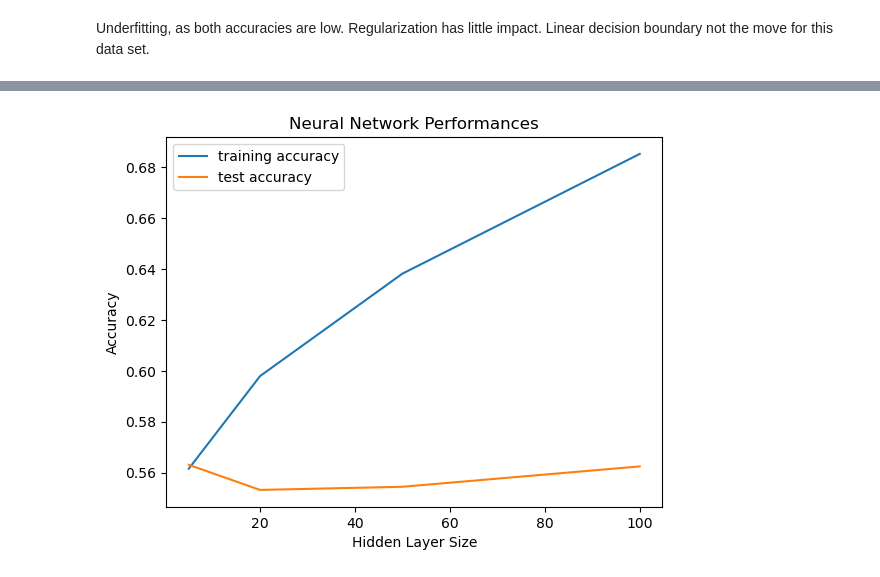
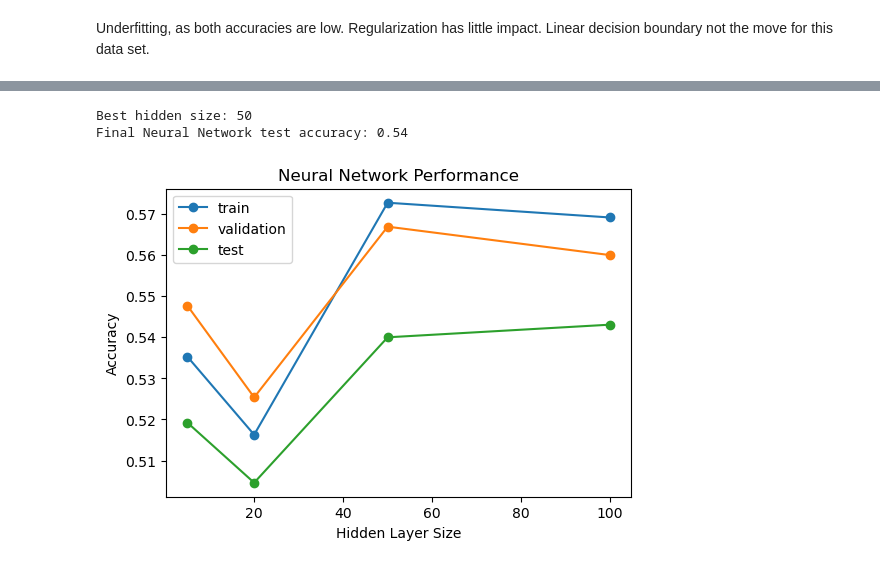
Before and after one commit to mxxntiny/ML_winter26, a Jupyter notebook: ML_project.ipynb, the cells around one changed output, grey strips where cells are left out. Drawn from its saved outputs; the diff is of its cells as text; code cells hidden in the pictures.

```diff
--- a/ML_project.ipynb
+++ b/ML_project.ipynb
@@ -132,19 +150,24 @@ Overfitting at smaller k values, begins to overfit at k=150.
 Since accuracies are at around 50%, we can tell this isn't a good classifier for the data.
 # %%
 
+
 k_vals = [1, 3, 5, 10, 25, 50, 100, 200, 500, 1000]
+
 train_acc = []
-test_acc = []
+val_acc = []
 
 for k in k_vals:
     knn = KNeighborsClassifier(n_neighbors=k)
-    knn.fit(X_tr, y_tr)   # preferably scaled full features
+    knn.fit(X_tr, y_tr)
+
     train_acc.append(knn.score(X_tr, y_tr))
-    test_acc.append(knn.score(X_te, y_te))
+    val_acc.append(knn.score(X_val, y_val))
 
+# plot
 plt.figure(figsize=(6,4))
 plt.plot(k_vals, train_acc, marker='o', label='train')
-plt.plot(k_vals, test_acc, marker='o', label='test')
+plt.plot(k_vals, val_acc, marker='o', label='validation')
+
 plt.xlabel('k')
 plt.ylabel('accuracy')
 plt.title('kNN accuracy vs k')
@@ -159,5 +182,6 @@ Can see underfitting at the start and overfitting at the end. Same conclusion as
 scaler = StandardScaler()
 
 X_tr = scaler.fit_transform(X_tr)
+X_val = scaler.transform(X_val)
 X_te = scaler.transform(X_te)
 # %%
@@ -252,30 +343,59 @@ plt.show()
 # %%
-# experiment w/hidden size sweep
+hidden_sizes = [5, 20, 50, 100]
 
-hidden_sizes = [5, 20, 50, 100]
 train_accs = []
+val_accs = []
 test_accs = []
 
 for h in hidden_sizes:
-    nn = MLPClassifier(hidden_layer_sizes=(h,), activation='relu', max_iter=1000, random_state=seed)
+    nn = MLPClassifier(
+        hidden_layer_sizes=(h,),
+        activation='relu',
+        solver='adam',
+        max_iter=1000,
+        early_stopping=True,
+        random_state=seed
+    )
 
     nn.fit(X_tr, y_tr)
 
-    train_acc = accuracy_score(nn.predict(X_tr), y_tr)
-    test_acc = accuracy_score(nn.predict(X_te), y_te)
+    train_accs.append(nn.score(X_tr, y_tr))
+    val_accs.append(nn.score(X_val, y_val))
+    test_accs.append(nn.score(X_te, y_te))  # for plotting only
 
-    train_accs.append(train_acc)
-    test_accs.append(test_acc)
+# pick best hidden size using validation
+best_h = hidden_sizes[val_accs.index(max(val_accs))]
+print("Best hidden size:", best_h)
+
+# final model
+best_nn = MLPClassifier(
+    hidden_layer_sizes=(best_h,),
+    activation='relu',
+    solver='adam',
+    max_iter=1000,
+    early_stopping=True,
+    random_state=seed
+)
+
+best_nn.fit(X_tr, y_tr)
+
+# final test accuracy
+nn_test_accuracy = best_nn.score(X_te, y_te)
+print("Final Neural Network test accuracy:", nn_test_accuracy)
 
 # plot
-plt.plot(hidden_sizes, train_accs, label="training accuracy")
-plt.plot(hidden_sizes, test_accs, label="test accuracy")
+plt.figure(figsize=(6,4))
+plt.plot(hidden_sizes, train_accs, marker='o', label='train')
+plt.plot(hidden_sizes, val_accs, marker='o', label='validation')
+plt.plot(hidden_sizes, test_accs, marker='o', label='test')
 
 plt.xlabel("Hidden Layer Size")
 plt.ylabel("Accuracy")
-plt.title("Neural Network Performances")
+plt.title("Neural Network Performance")
 plt.legend()
 plt.show()
 # %% [output]
+Best hidden size: 50
+Final Neural Network test accuracy: 0.54
-[figure, old version]
+[figure, new version]
 # %%
```
Also changed, not shown: parts of 8 cells of this notebook.
